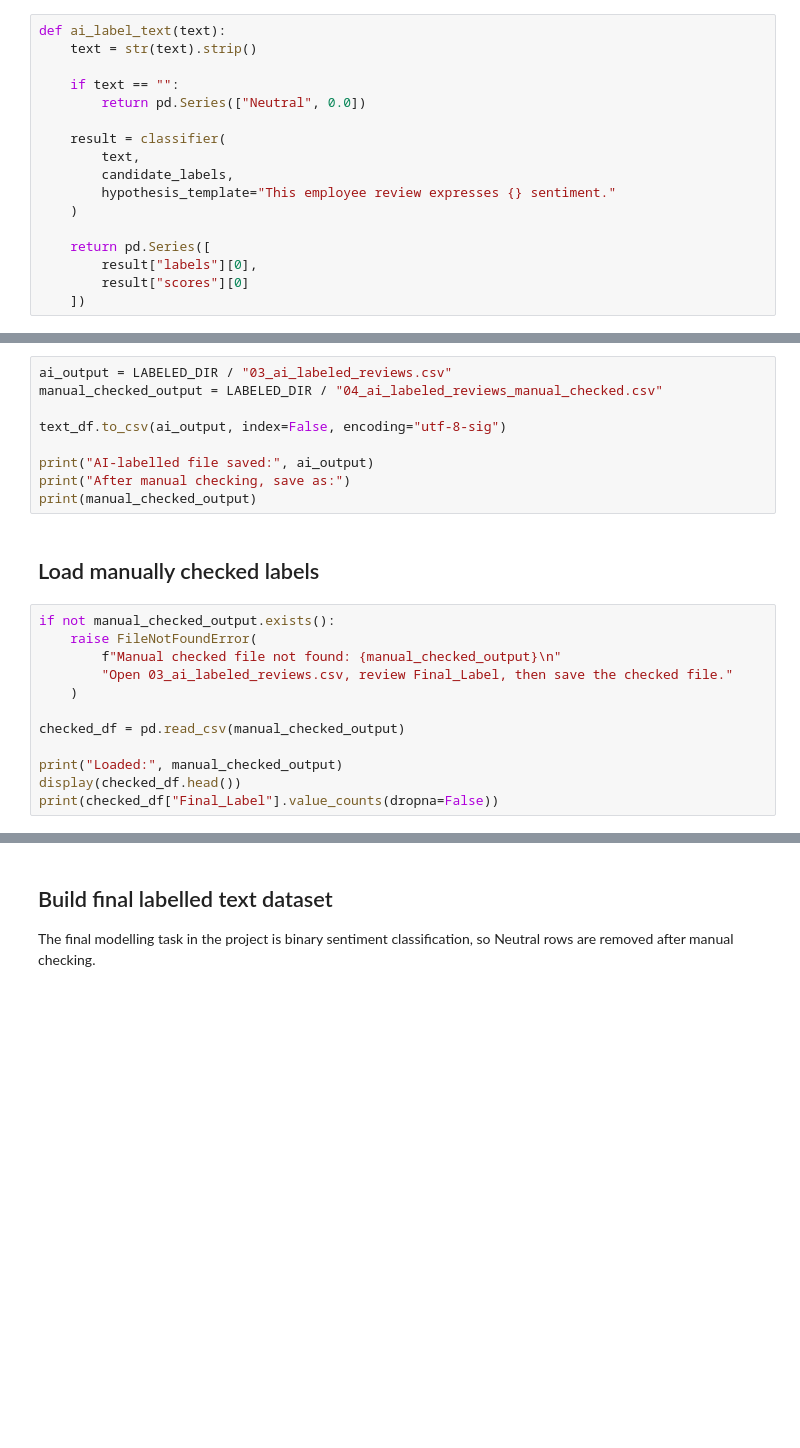
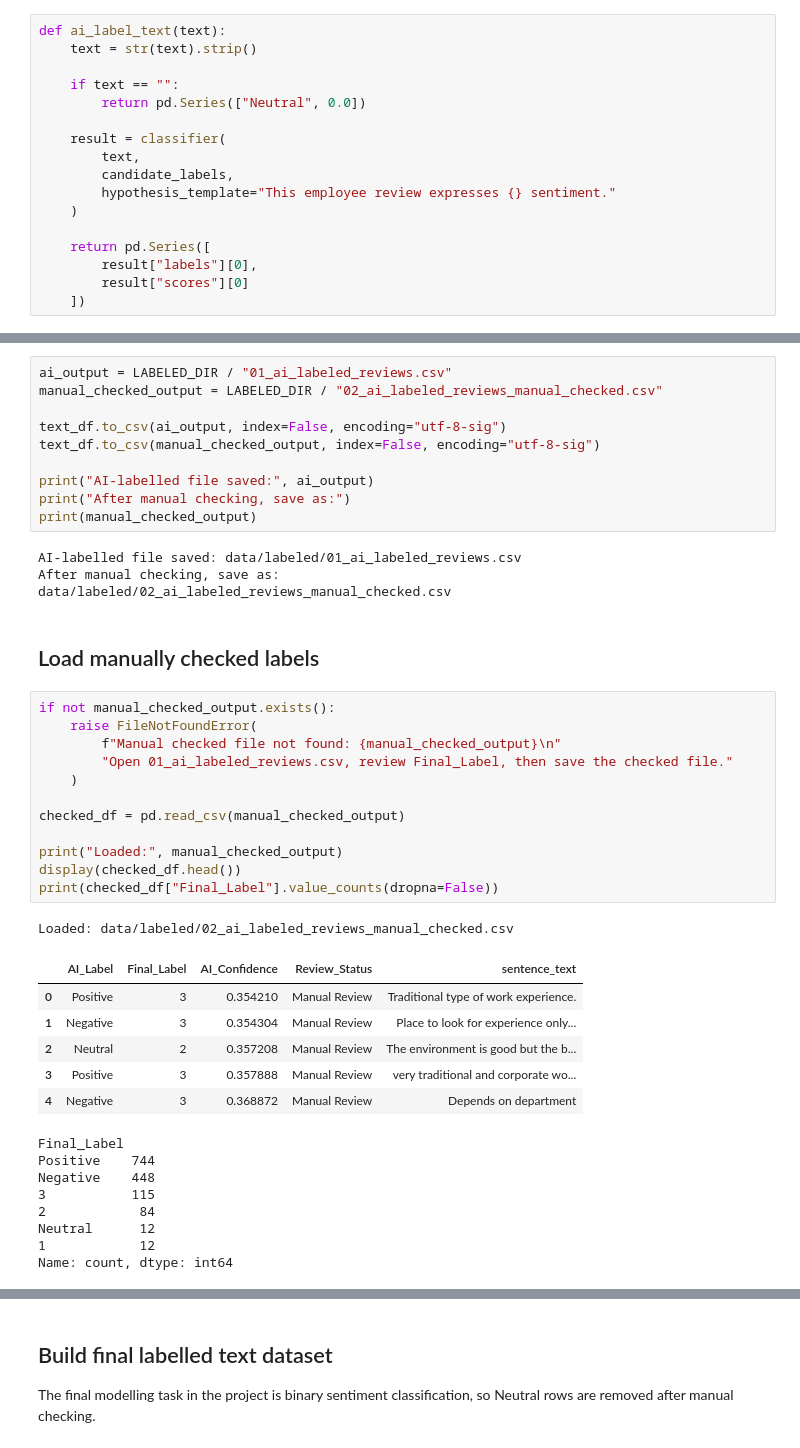
Before and after one commit to sharul-ayub/malaysia-bank-employee-sentiment-analysis, a Jupyter notebook: notebooks/02_ai_sentiment_labeling_and_manual_check.ipynb, the cells around one changed output, grey strips where cells are left out. Saved outputs shown, nothing was run; the diff lists cells and outputs as text; blank space fills up the shorter version.

```diff
--- a/notebooks/02_ai_sentiment_labeling_and_manual_check.ipynb
+++ b/notebooks/02_ai_sentiment_labeling_and_manual_check.ipynb
@@ -107,23 +156,44 @@ After checking, save the edited file as:
 # %%
-ai_output = LABELED_DIR / "03_ai_labeled_reviews.csv"
-manual_checked_output = LABELED_DIR / "04_ai_labeled_reviews_manual_checked.csv"
+ai_output = LABELED_DIR / "01_ai_labeled_reviews.csv"
+manual_checked_output = LABELED_DIR / "02_ai_labeled_reviews_manual_checked.csv"
 
 text_df.to_csv(ai_output, index=False, encoding="utf-8-sig")
+text_df.to_csv(manual_checked_output, index=False, encoding="utf-8-sig")
 
 print("AI-labelled file saved:", ai_output)
 print("After manual checking, save as:")
 print(manual_checked_output)
+# %% [output]
+AI-labelled file saved: data/labeled/01_ai_labeled_reviews.csv
+After manual checking, save as:
+data/labeled/02_ai_labeled_reviews_manual_checked.csv
 # %% [markdown]
 ## Load manually checked labels
 # %%
 if not manual_checked_output.exists():
     raise FileNotFoundError(
         f"Manual checked file not found: {manual_checked_output}\n"
-        "Open 03_ai_labeled_reviews.csv, review Final_Label, then save the checked file."
+        "Open 01_ai_labeled_reviews.csv, review Final_Label, then save the checked file."
     )
 
 checked_df = pd.read_csv(manual_checked_output)
 
 print("Loaded:", manual_checked_output)
 display(checked_df.head())
 print(checked_df["Final_Label"].value_counts(dropna=False))
+# %% [output]
+Loaded: data/labeled/02_ai_labeled_reviews_manual_checked.csv
+|  | AI_Label | Final_Label | AI_Confidence | Review_Status | sentence_text |
+| 0 | Positive | 3 | 0.354210 | Manual Review | Traditional type of work experience. |
+| 1 | Negative | 3 | 0.354304 | Manual Review | Place to look for experience only... |
+| 2 | Neutral | 2 | 0.357208 | Manual Review | The environment is good but the b... |
+| 3 | Positive | 3 | 0.357888 | Manual Review | very traditional and corporate wo... |
+| 4 | Negative | 3 | 0.368872 | Manual Review | Depends on department |
+Final_Label
+Positive    744
+Negative    448
+3           115
+2            84
+Neutral      12
+1            12
+Name: count, dtype: int64
```
Also changed, not shown: parts of 12 cells of this notebook.
